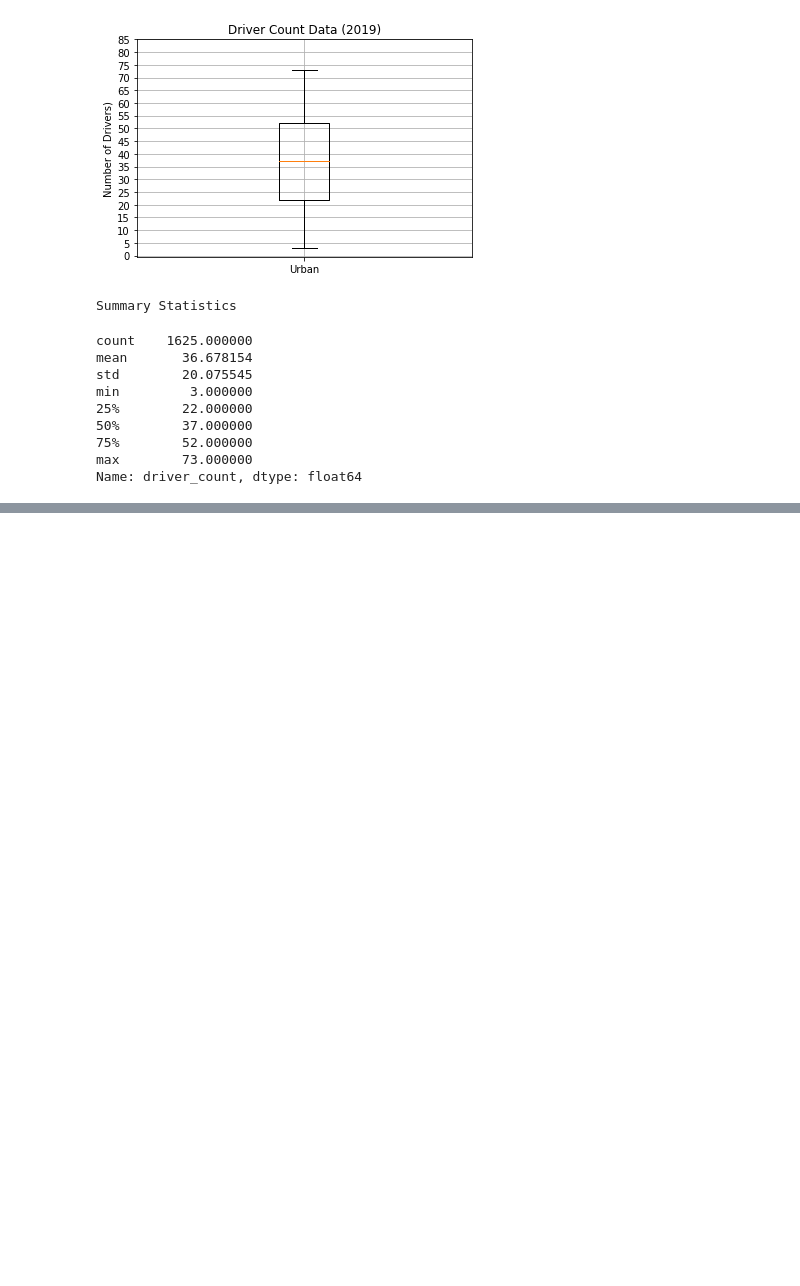
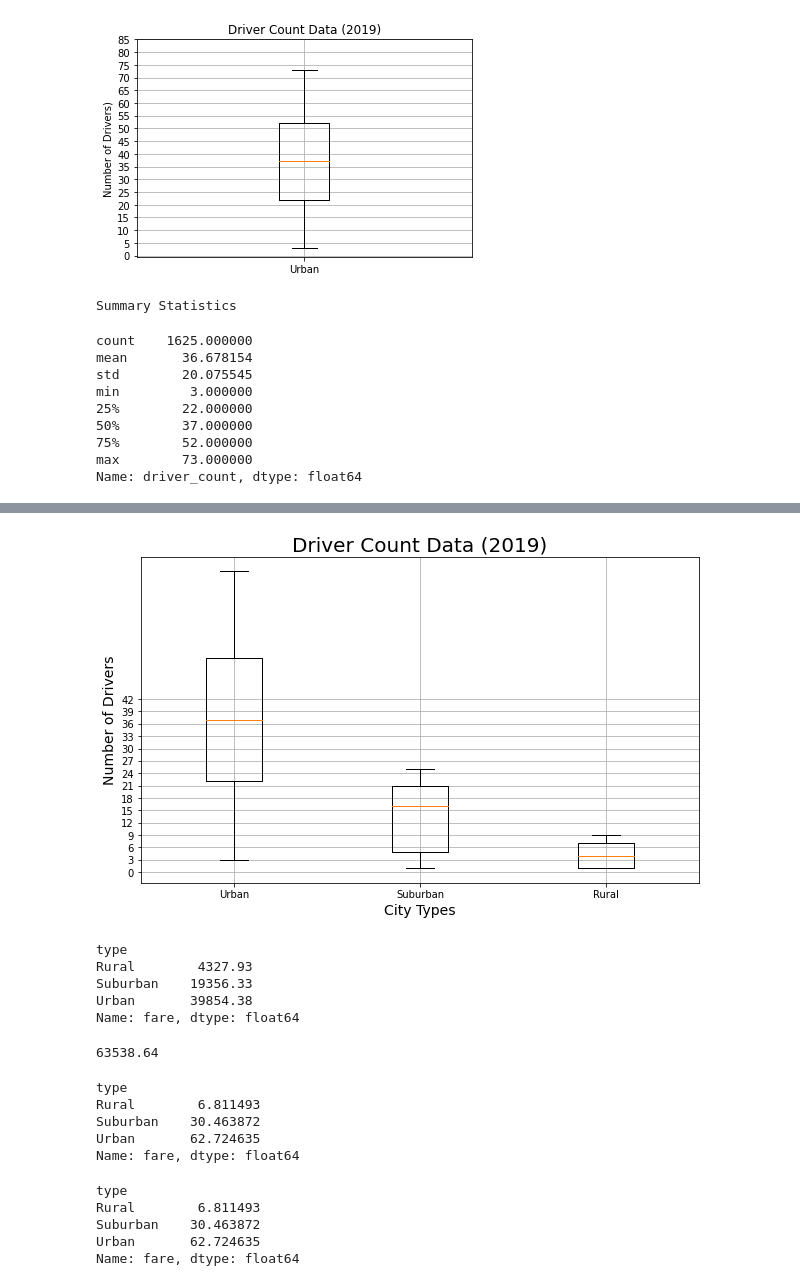
Before and after one commit to sierrah154/PyBer_Analysis, a Jupyter notebook: PyBer.ipynb, the cells around one changed output, grey strips where cells are left out. Cells and saved outputs as stored; diff of their text form; code cells hidden in the pictures; blank space fills up the shorter version.

```diff
--- a/PyBer.ipynb
+++ b/PyBer.ipynb
@@ -741,0 +818,54 @@ Name: driver_count, dtype: float64
+# %%
+#Skill Drill
+
+# Add all driver count box-and-whisker plots to the same graph.
+x_labels = ["Urban", "Suburban","Rural"]
+driver_count_data = [urban_drivers, suburban_drivers, rural_drivers]
+fig, ax = plt.subplots(figsize=(10, 6))
+ax.set_title('Driver Count Data (2019)',fontsize=20)
+ax.set_ylabel('Number of Drivers',fontsize=14)
+ax.set_xlabel("City Types",fontsize=14)
+ax.boxplot(driver_count_data, labels=x_labels)
+ax.set_yticks(np.arange(0, 45, step=3.0))
+ax.grid()
+# Save the figure.
+plt.savefig("analysis/Fig4.png")
+plt.show()
+# %% [output]
+[figure, added]
+# %%
+# Get the sum of the fares for each city type.
+sum_fares_by_type = pyber_data_df.groupby(["type"]).sum()["fare"]
+sum_fares_by_type
+# %% [output]
+type
+Rural        4327.93
+Suburban    19356.33
+Urban       39854.38
+Name: fare, dtype: float64
+# %%
+# Get the sum of all the fares.
+total_fares = pyber_data_df["fare"].sum()
+total_fares
+# %% [output]
+63538.64
+# %%
+# Calculate the percentage of fare for each city type.
+type_percents = 100 * sum_fares_by_type / total_fares
+type_percents
+# %% [output]
+type
+Rural        6.811493
+Suburban    30.463872
+Urban       62.724635
+Name: fare, dtype: float64
+# %%
+# Calculate the percentage of fare for each city type.
+type_percents = 100 * pyber_data_df.groupby(["type"]).sum()["fare"] / pyber_data_df["fare"].sum()
+type_percents
+# %% [output]
+type
+Rural        6.811493
+Suburban    30.463872
+Urban       62.724635
+Name: fare, dtype: float64
```
Also changed, not shown: parts of 8 cells of this notebook, 3 other files.
